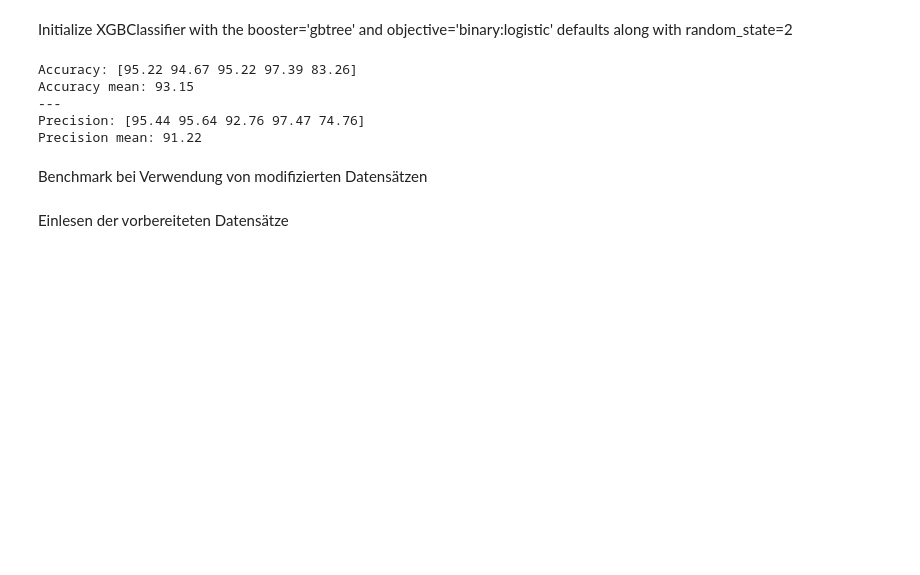
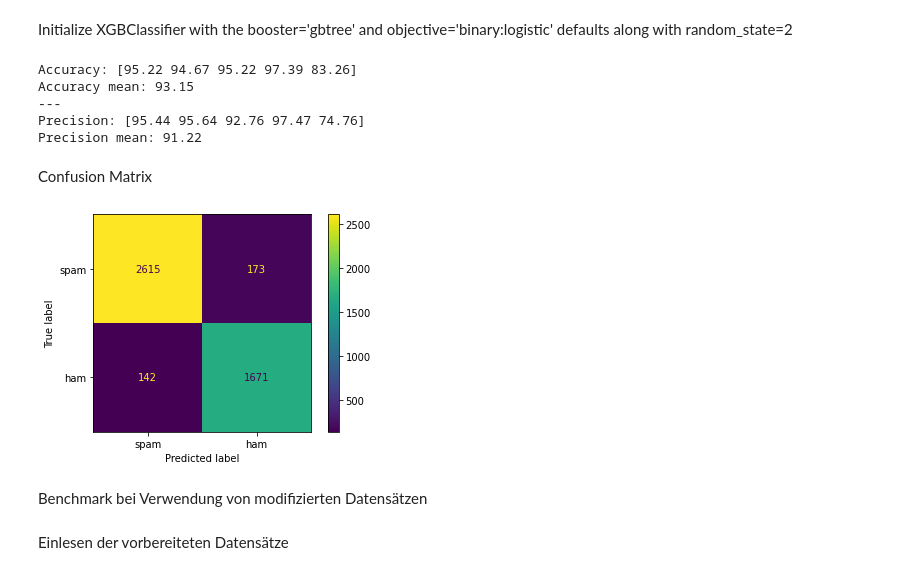
Before and after one commit to juledhbw/spambase, a Jupyter notebook: XGBClassifier.ipynb, the cells around one changed output. Saved outputs shown, nothing was run; the diff lists cells and outputs as text; code cells hidden in the pictures; blank space fills up the shorter version.

```diff
--- a/XGBClassifier.ipynb
+++ b/XGBClassifier.ipynb
@@ -42,6 +45,26 @@ Accuracy mean: 93.15
 ---
 Precision: [95.44 95.64 92.76 97.47 74.76]
 Precision mean: 91.22
+# %% [markdown]
+Confusion Matrix
+# %%
+
+# Verwende cross_val_predict, um Vorhersagen für jeden Fold zu erhalten
+y_pred = cross_val_predict(model, X, Y, cv=5)
+
+# Berechne die Confusion Matrix
+cm = confusion_matrix(Y, y_pred)
+#print("Confusion Matrix:")
+#print(cm)
+
+#cm = metrics.confusion_matrix(y_test, y_pred, labels=model.classes_)
+disp = metrics.ConfusionMatrixDisplay(confusion_matrix=cm,
+                              display_labels={'ham','spam'})
+disp.plot()
+
+plt.show()
+# %% [output]
+[figure, added]
 # %% [markdown]
 Benchmark bei Verwendung von modifizierten Datensätzen
 # %% [markdown]
```
Also changed, not shown: parts of 6 cells of this notebook.
